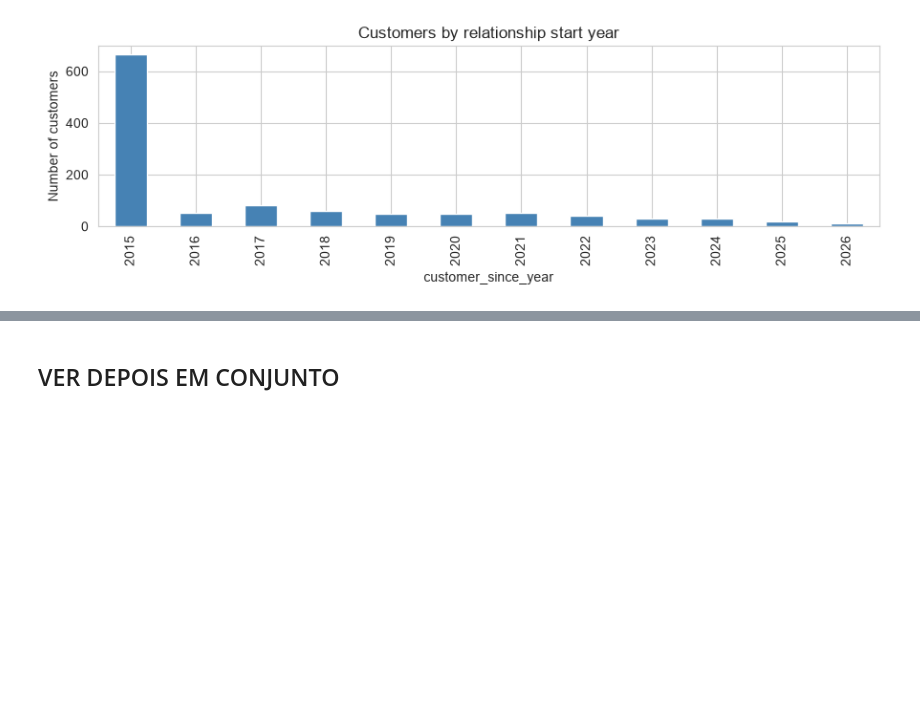
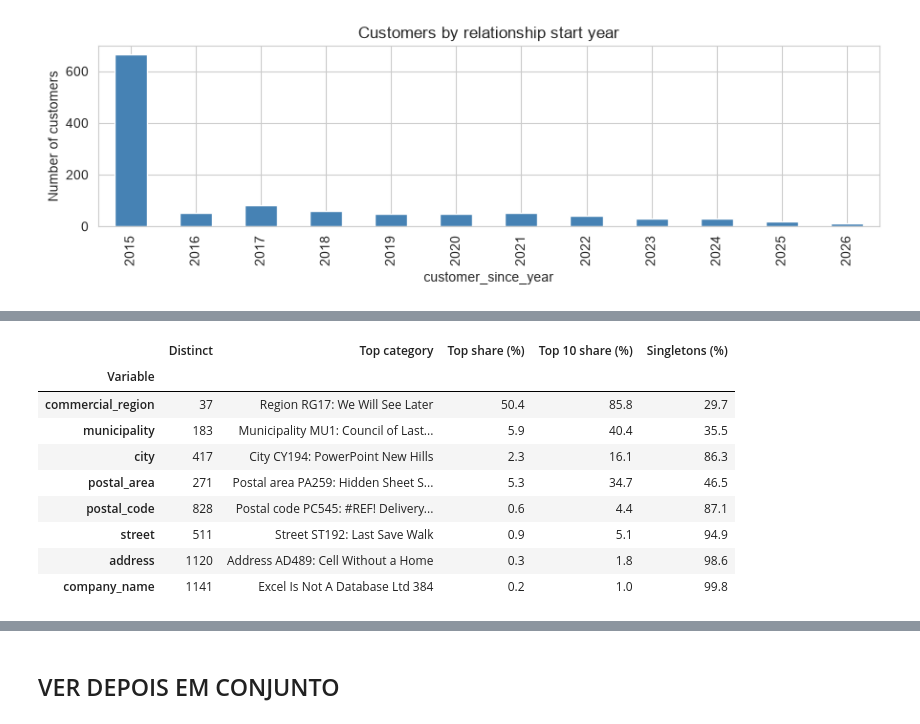
Before and after one commit to Martsnake/machine-learning, a Jupyter notebook: notebooks/Análise clients 2.1.ipynb, the cells around one changed output, grey strips where cells are left out. Drawn from its saved outputs; the diff is of its cells as text; code cells hidden in the pictures; blank space fills up the shorter version.

```diff
--- a/notebooks/Análise clients 2.1.ipynb
+++ b/notebooks/Análise clients 2.1.ipynb
@@ -5,8 +5,6 @@ We import the usual data science stack:
 * `matplotlib` / `seaborn` → plots,
 # %%
 from pathlib import Path
-import hashlib
-
 import pandas as pd
 import matplotlib.pyplot as plt
 import seaborn as sns
@@ -14,17 +12,20 @@ from IPython.display import display
 
 sns.set_style("whitegrid")
 
-project_dir = Path.cwd()
-print(project_dir)
-if not (project_dir /"machine-learning"/ "data" / "raw").is_dir():
-    project_dir = project_dir.parent
+# Caminho relativo a partir da pasta 'notebooks'
+# .parent sobe da pasta 'notebooks' para 'machine-learning'
+project_dir = Path.cwd().parent if Path.cwd().name == "notebooks" else Path.cwd()
+data_dir = project_dir / "data" / "raw"
 
-data_dir = project_dir /"machine-learning"/ "data" / "raw"
-print(data_dir)
-train_raw = pd.read_csv(data_dir/ "train.csv", index_col="ID")
-clients_raw = pd.read_csv(data_dir/ "clientes.csv")
+print("Diretório do projeto:", project_dir)
+print("Diretório de dados:", data_dir)
 
+# Carregar os datasets
+train_raw = pd.read_csv(data_dir / "train.csv", index_col="ID")
+clients_raw = pd.read_csv(data_dir / "clientes.csv")
 
 train = train_raw.copy()
 clients = clients_raw.copy()
+
+print("Ficheiros carregados com sucesso!")
 # %% [output]
@@ -668,0 +724,25 @@ The distribution of customer_since_year is highly concentrated at its minimum: 6
+# %%
+rows = []
+for col in high_card:
+    s = clients_raw[col].dropna()
+    vc = s.value_counts()
+    rows.append({
+        "Variable": col,
+        "Distinct": len(vc),
+        "Top category": vc.index[0],
+        "Top share (%)": vc.iloc[0] / len(s) * 100,
+        "Top 10 share (%)": vc.head(10).sum() / len(s) * 100,
+        "Singletons (%)": (vc == 1).sum() / len(vc) * 100,
+    })
+display(pd.DataFrame(rows).set_index("Variable").round(1))
+# %% [output]
+|  | Distinct | Top category | Top share (%) | Top 10 share (%) | Singletons (%) |
+| Variable |  |  |  |  |  |
+| commercial_region | 37 | Region RG17: We Will See Later | 50.4 | 85.8 | 29.7 |
+| municipality | 183 | Municipality MU1: Council of Last... | 5.9 | 40.4 | 35.5 |
+| city | 417 | City CY194: PowerPoint New Hills | 2.3 | 16.1 | 86.3 |
+| postal_area | 271 | Postal area PA259: Hidden Sheet S... | 5.3 | 34.7 | 46.5 |
+| postal_code | 828 | Postal code PC545: #REF! Delivery... | 0.6 | 4.4 | 87.1 |
+| street | 511 | Street ST192: Last Save Walk | 0.9 | 5.1 | 94.9 |
+| address | 1120 | Address AD489: Cell Without a Home | 0.3 | 1.8 | 98.6 |
+| company_name | 1141 | Excel Is Not A Database Ltd 384 | 0.2 | 1.0 | 99.8 |
```
Also changed, not shown: parts of 6 cells of this notebook.
